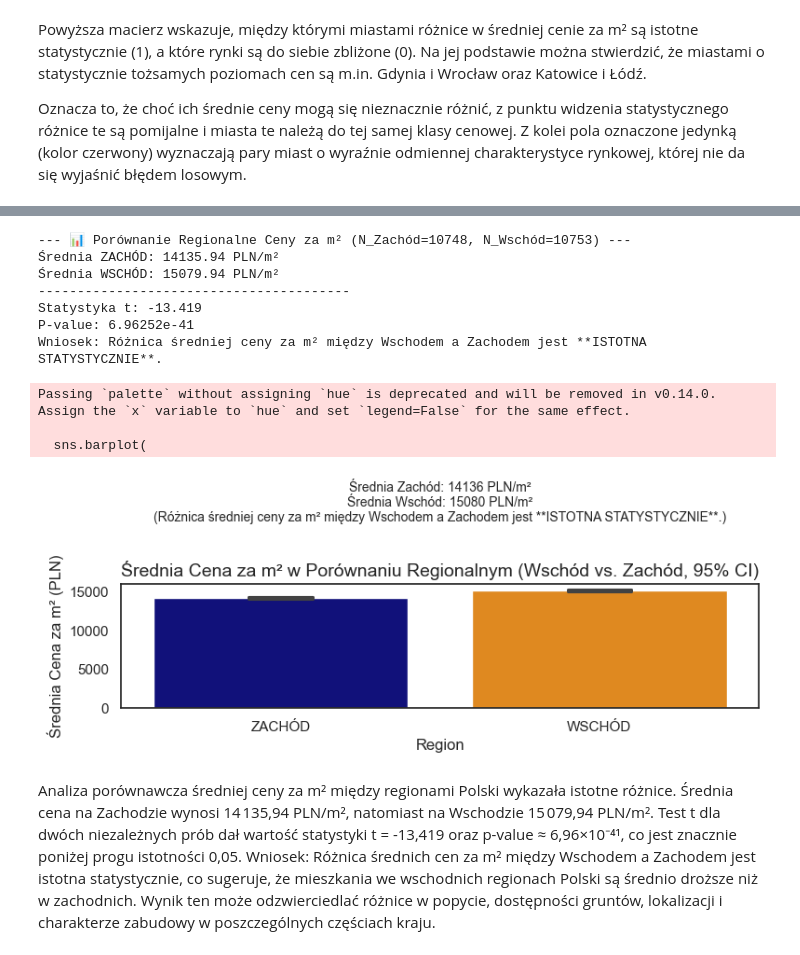
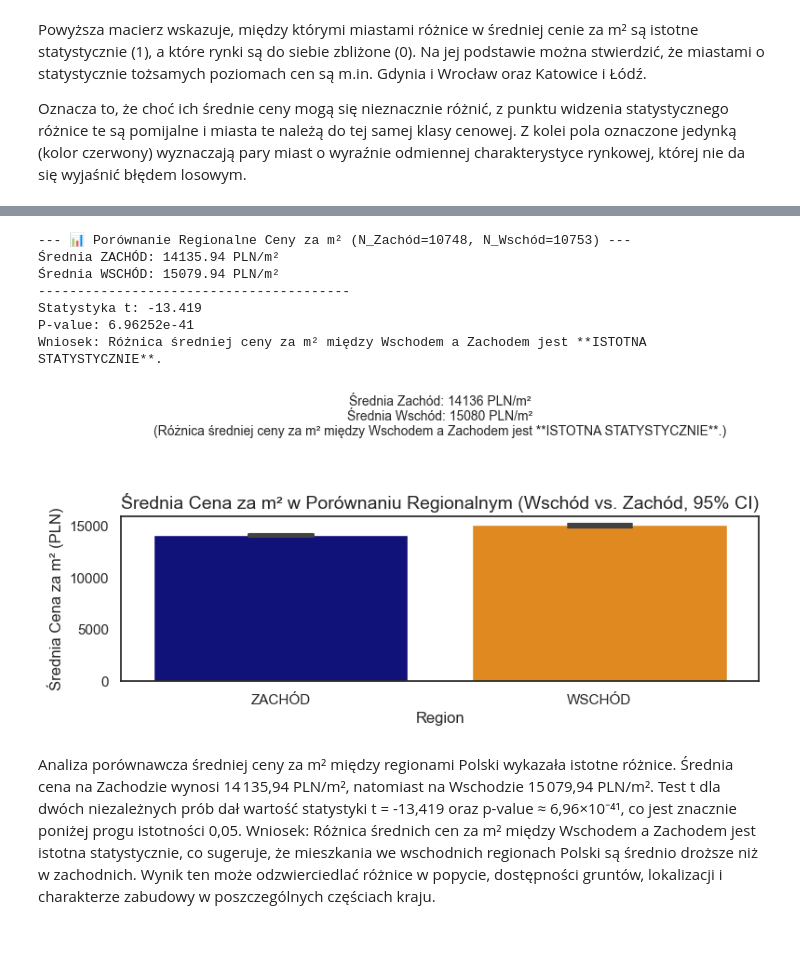
Before and after one commit to majadoris778/Analiza-Danych-R-i-Python-Grupa-Wsparcie-Projektowe, a Jupyter notebook: Projekt.ipynb, the cells around one changed output, grey strips where cells are left out. Cells and saved outputs as stored; diff of their text form; code cells hidden in the pictures.

```diff
--- a/Projekt.ipynb
+++ b/Projekt.ipynb
@@ -724,9 +737,9 @@ print(df)
 # %%
 # Zamiana zmiennych binarnych kategorycznych z 'yes'/'no' na 1/0
 cols = ["hasParkingSpace", "hasBalcony", "hasSecurity", "hasStorageRoom"]
-for col in cols:
-    print(col, df[col].unique())
 
-df[cols] = df[cols].applymap(lambda x: 1 if x == 'yes' else 0)
-df.head()
+# Używamy .map() zamiast .applymap()
+df[cols] = df[cols].map(lambda x: 1 if str(x).lower() == 'yes' else 0)
+
+print(df[cols].head())
 # %% [output]
@@ -1858,9 +1722,4 @@ Oznacza to, że choć ich średnie ceny mogą się nieznacznie różnić, z punk
 # %%
-# -----------------------------
-# 10. Analiza Różnic Cenowych: Porównanie Średniej Ceny za m² Między Regionem Wschodnim a Zachodnim Polski (Test t Welcha)
-# -----------------------------------------------------
-
-
 # --- Ustawienia ---
 TARGET_VAR = 'pricePerM2'
 ALPHA = 0.05
@@ -1913,42 +1772,43 @@ else:
     conclusion = "Nie ma podstaw do odrzucenia H₀. Różnica w średniej cenie nie jest istotna statystycznie."
 print(f"Wniosek: {conclusion}")
 
 
-# --- WIZUALIZACJA ---
+# --- WIZUALIZACJA---
 plt.figure(figsize=(8, 6))
 
-# Wykres słupkowy z automatycznymi ramionami błędu (95% CI)
+# Wykres słupkowy z parametrami hue i legend
 sns.barplot(
     x='Region_EW',
     y=TARGET_VAR,
     data=df_regional_ew,
+    hue='Region_EW',
+    legend=False,
     capsize=0.2,
     palette={'ZACHÓD': 'darkblue', 'WSCHÓD': 'darkorange'}
 )
 
 # Adnotacja wyniku T-testu
-plt.text(0.5, df_regional_ew[TARGET_VAR].max() * 0.95,
+# Używamy średniej z max, aby tekst nie "uciekał" poza wykres
+max_val = df_regional_ew[TARGET_VAR].max()
+plt.text(0.5, max_val * 0.90,
          f"Średnia Zachód: {mean_west:.0f} PLN/m²\nŚrednia Wschód: {mean_east:.0f} PLN/m²\n({conclusion})",
-         ha='center', va='top', fontsize=10, bbox=dict(boxstyle="round,pad=0.5", fc="white", alpha=0.7))
-
+         ha='center', va='top', fontsize=10,
+         bbox=dict(boxstyle="round,pad=0.5", fc="white", alpha=0.7))
 
 plt.title('Średnia Cena za m² w Porównaniu Regionalnym (Wschód vs. Zachód, 95% CI)', fontsize=14)
 plt.xlabel('Region', fontsize=12)
 plt.ylabel('Średnia Cena za m² (PLN)', fontsize=12)
 plt.tight_layout()
 plt.show()
 # %% [output]
 --- 📊 Porównanie Regionalne Ceny za m² (N_Zachód=10748, N_Wschód=10753) ---
 Średnia ZACHÓD: 14135.94 PLN/m²
 Średnia WSCHÓD: 15079.94 PLN/m²
 ----------------------------------------
 Statystyka t: -13.419
 P-value: 6.96252e-41
 Wniosek: Różnica średniej ceny za m² między Wschodem a Zachodem jest **ISTOTNA STATYSTYCZNIE**.
-Passing `palette` without assigning `hue` is deprecated and will be removed in v0.14.0. Assign the `x` variable to `hue` and set `legend=False` for the same effect.
-
-  sns.barplot(
-[figure, old version]
+[figure, new version]
 # %% [markdown]
 Analiza porównawcza średniej ceny za m² między regionami Polski wykazała istotne różnice. Średnia cena na Zachodzie wynosi 14 135,94 PLN/m², natomiast na Wschodzie 15 079,94 PLN/m². Test t dla dwóch niezależnych prób dał wartość statystyki t = -13,419 oraz p-value ≈ 6,96×10⁻⁴¹, co jest znacznie poniżej progu istotności 0,05.
 Wniosek: Różnica średnich cen za m² między Wschodem a Zachodem jest istotna statystycznie, co sugeruje, że mieszkania we wschodnich regionach Polski są średnio droższe niż w zachodnich. Wynik ten może odzwierciedlać różnice w popycie, dostępności gruntów, lokalizacji i charakterze zabudowy w poszczególnych częściach kraju.
```
Also changed, not shown: parts of 48 cells of this notebook.
